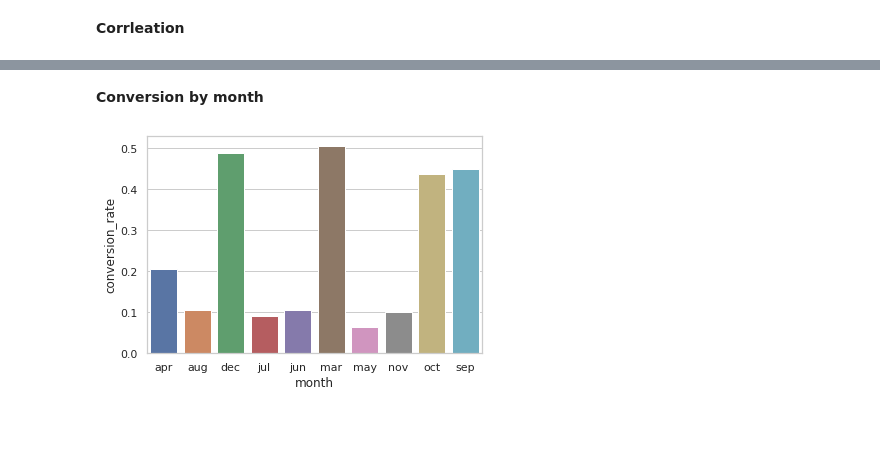
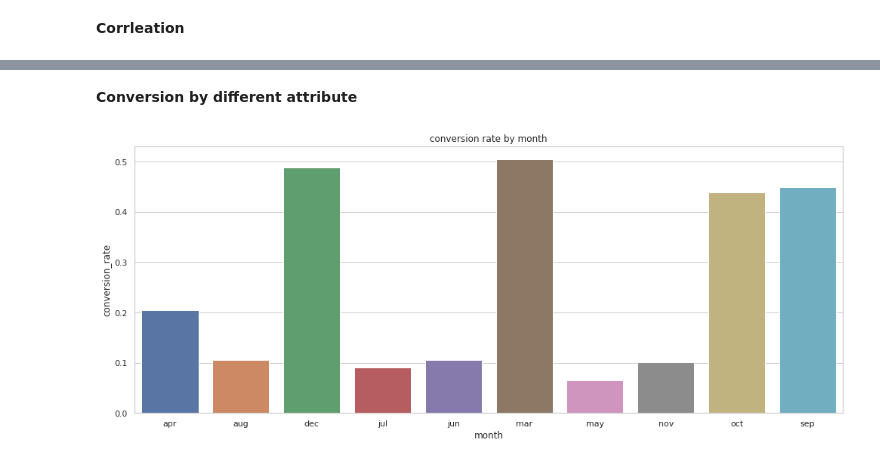
Before and after one commit to ShawnLiu119/Bank-Marketing_Clas-Clus-AppDev, a Jupyter notebook: BankMkt_EDA.ipynb, the cells around one changed output, grey strips where cells are left out. Saved outputs shown, nothing was run; the diff lists cells and outputs as text; code cells hidden in the pictures; blank space fills up the shorter version.

```diff
--- a/BankMkt_EDA.ipynb
+++ b/BankMkt_EDA.ipynb
@@ -82,4 +107,4 @@ sns.heatmap(cor_df,cmap = "cividis",annot = True, square = True, cbar_kws = {'la
 # %% [markdown]
-**Conversion by month**
+**Conversion by different attribute**
 # %%
 data['binary'] = data['y'].apply(lambda x: 1 if x == 'yes' else 0)
@@ -88,7 +111,12 @@ df_mon = pd.DataFrame(data.groupby('month').apply(lambda x: x['binary'].sum()/le
-# %%
-sns.set_theme(style="whitegrid")
-
-
-ax = sns.barplot(x='month', y='conversion_rate', data=df_mon)
-# %% [output]
-[figure, removed]
+# %%
+def conversion_bar(groupcol):
+    df = pd.DataFrame(data.groupby(groupcol).apply(lambda x: x['binary'].sum()/len(x)).reset_index()).rename(columns={0:'conversion_rate'})
+    fig, axs = plt.subplots(1, 1,figsize =(14, 6), tight_layout = True)
+    sns.set_theme(style="whitegrid")
+    ax = sns.barplot(x=groupcol, y='conversion_rate', data=df)
+    ax.title.set_text('conversion rate by {}'.format(groupcol))
+    plt.show()
+# %%
+conversion_bar('month')
+# %% [output]
+[figure, added]
```
Also changed, not shown: parts of 9 cells of this notebook.
